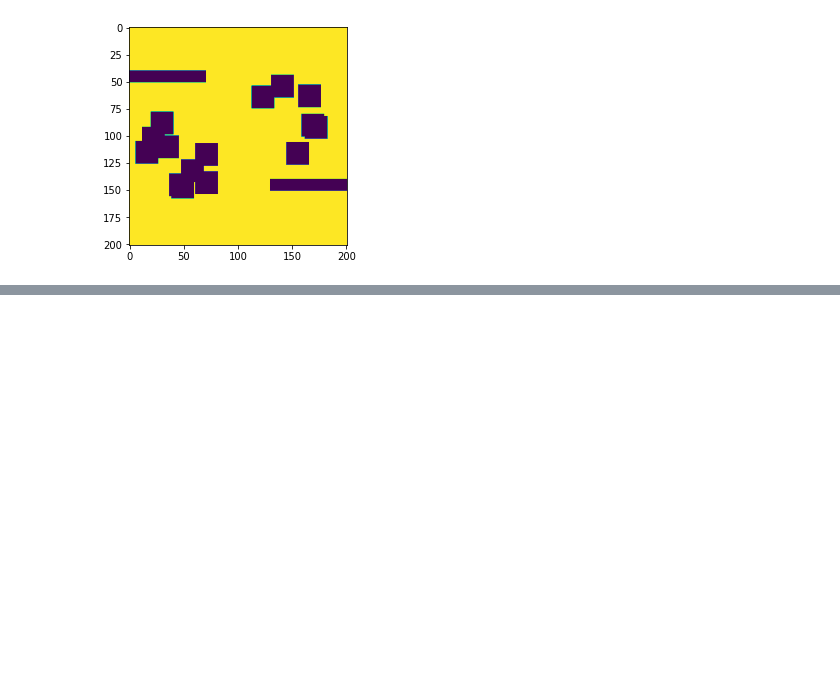
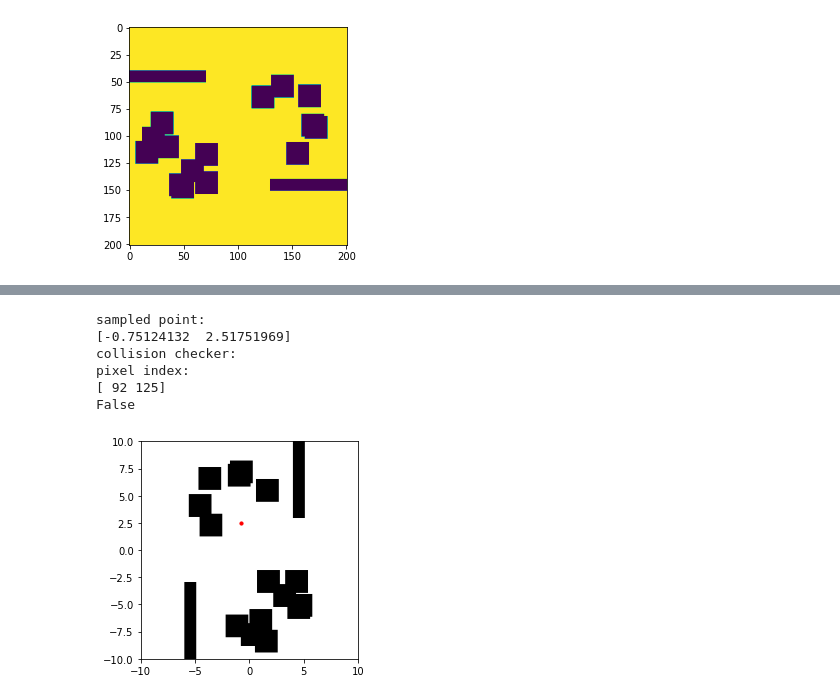
Before and after one commit to MiaoDragon/CSE535-Learning-Based-Motion-Planning-Using-Conditional-Variational-Autoencoder, a Jupyter notebook: cvae-planning/complex2d_scene_visualize.ipynb, the cells around one changed output, grey strips where cells are left out. Saved outputs shown, nothing was run; the diff lists cells and outputs as text; code cells hidden in the pictures; blank space fills up the shorter version.

Commit message:
added data generation for complex 2d

```diff
--- a/cvae-planning/complex2d_scene_visualize.ipynb
+++ b/cvae-planning/complex2d_scene_visualize.ipynb
@@ -31,0 +31,11 @@ Array([0, 0, 0, ..., 0, 0, 0], dtype=uint8)
+# %%
+import sys
+import importlib
+import numpy as np
+sys.path.append('../FasterRobusterMotionPlanningLibrary/python')
+sys.path.append('../')
+
+env_param = {'planner_type': 'informedrrtstar',
+             'nearest_neighbor': 'naive_nearest_neighbor',
+             'env_name': 'complex_2d',
+             'plan_struct_type': 'plan_tree'}
@@ -31,0 +129,32 @@ Array([0, 0, 0, ..., 0, 0, 0], dtype=uint8)
+# %%
+# viusalize collision checker
+obs = img
+fig = plt.figure()
+ax = fig.add_subplot(1,1,1)
+ax.set_xlim(-10, 10)
+ax.set_ylim(-10, 10)
+
+obs_img = np.zeros(list(obs.T.shape) + [3]).astype(int)
+obs_img[:,:,0] = obs.T
+obs_img[:,:,1] = obs.T
+obs_img[:,:,2] = obs.T
+origin = 'lower'
+extent = (-10, 10., -10., 10.)
+ax.imshow(obs_img, origin=origin, extent=extent)
+
+# sample point
+x = np.random.uniform(low=low, high=high)
+print('sampled point: ')
+print(x)
+ax.scatter(x[0], x[1], c='red', s=10.0)
+print('collision checker: ')
+print(collision_checker.invalid(x))
+plt.show()
+# %% [output]
+sampled point:
+[-0.75124132  2.51751969]
+collision checker:
+pixel index:
+[ 92 125]
+False
+[figure, added]
```
Also changed, not shown: parts of 5 cells of this notebook, 8 other files.
